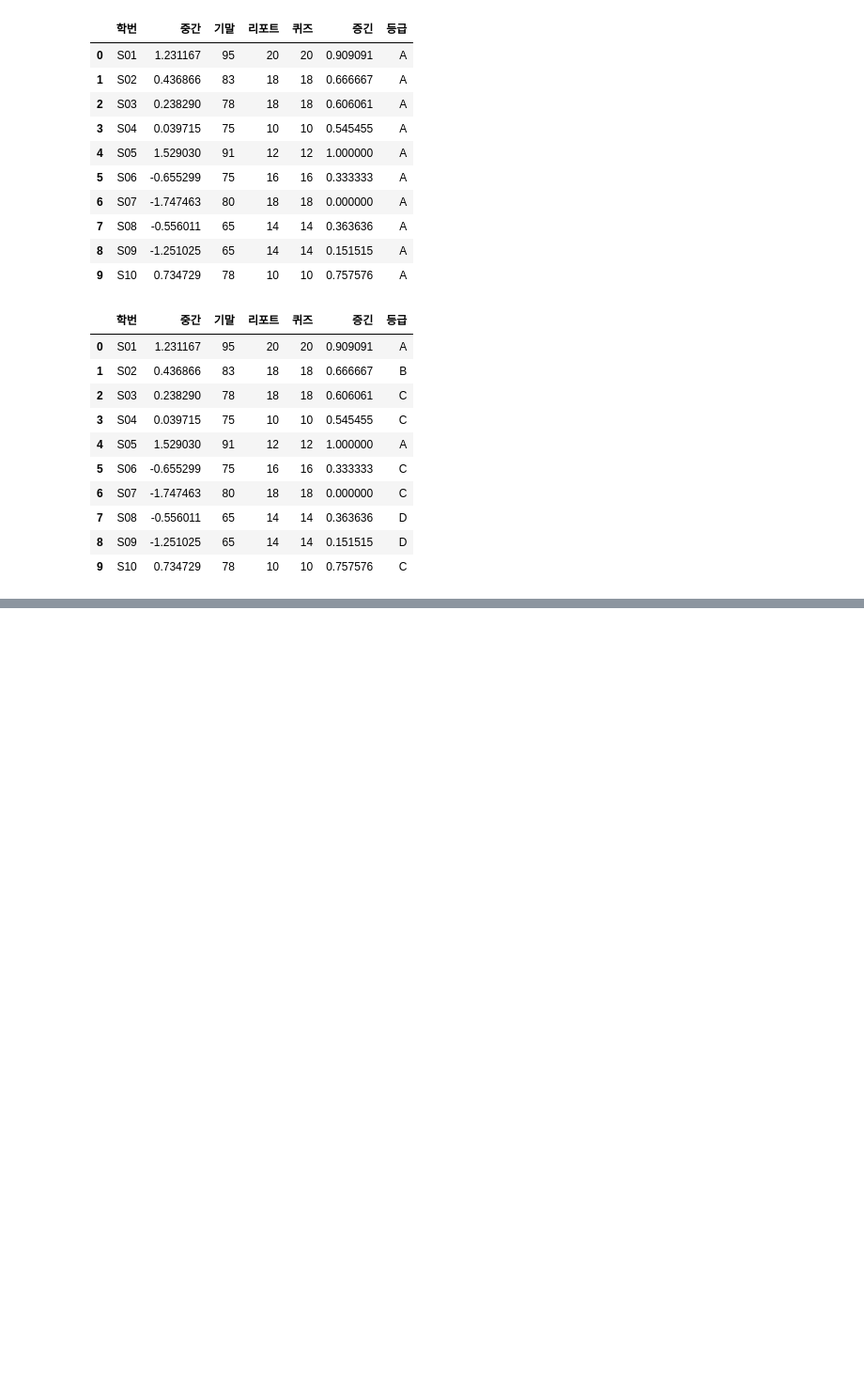
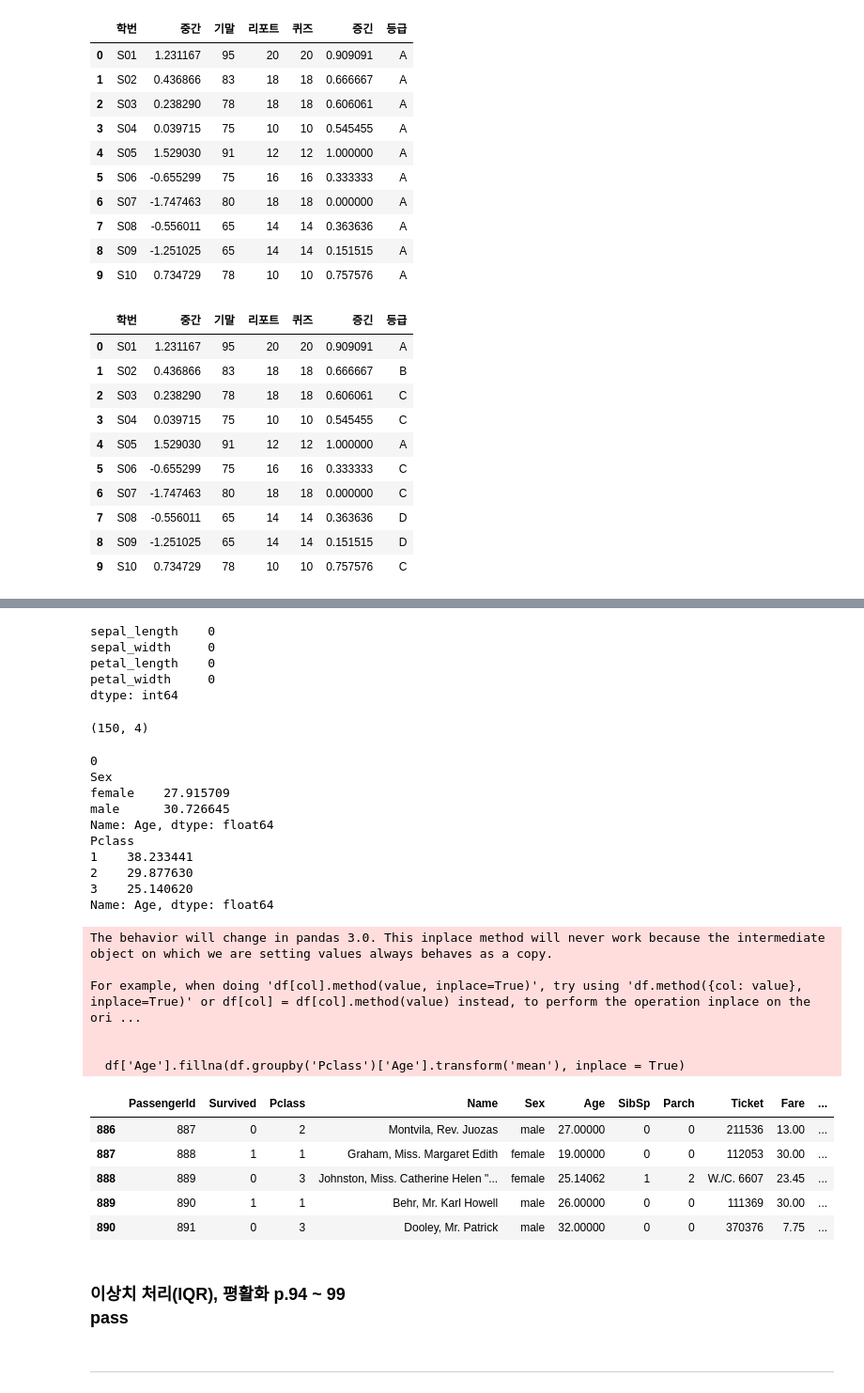
Before and after one commit to 1TAEKIM/EXAM, a Jupyter notebook: part_1/part1.ipynb, the cells around one changed output, grey strips where cells are left out. Shown at 94% size. Drawn from its saved outputs; the diff is of its cells as text; code cells hidden in the pictures; blank space fills up the shorter version.

```diff
--- a/part_1/part1.ipynb
+++ b/part_1/part1.ipynb
@@ -167,6 +167,9 @@ df1
 | 8 | S09 | -1.251025 | 65 | 14 | 14 | 0.151515 | D |
 | 9 | S10 | 0.734729 | 78 | 10 | 10 | 0.757576 | C |
 # %%
+import numpy as np
+import pandas as pd
+
 # PCA 차원 축소
 iris = pd.read_csv('https://raw.githubusercontent.com/YoungjinBD/dataset/main/iris.csv')
 
@@ -177,3 +180,8 @@ df_species = iris['species']
 df.head()
 
 # 변수간 스케일 차이가 나면 주성분에 영향을 많이 주기 때문에 주성분 분석 전에 변수를 표준화나 정규화 시킨다.
+from sklearn.preprocessing import StandardScaler
+
+scaler = StandardScaler()
+
+df['sepal_length'] = scaler.fit_transform(df[['sepal_length']])
@@ -186,0 +198,70 @@ df.head()
+# %%
+# 결측치 처리는 해당 행을 삭제하거나 통계값(평균, 최대, 최소, 최빈) 또는 근처값으로 대체
+# 칼럼별 결측치 확인
+print(df.isnull().sum())
+# %% [output]
+sepal_length    0
+sepal_width     0
+petal_length    0
+petal_width     0
+dtype: int64
+# %%
+# 결측치가 있는 모든 행 삭제
+df_1 = df.dropna(axis=0)
+df_1.shape
+# %% [output]
+(150, 4)
+# %%
+# 데이터프레임 결측치 전체
+print(df_1.isnull().sum().sum())
+
+# 결측치를 지정값으로 대체
+# df_mean = df['petal_length'].mean()
+# df['petal_length'].fillna(df_mean, inplace=True)
+
+# 최빈값으로 대체
+# from scipy.stats import mode
+# df_mode = df['petal_length'].mode()
+
+# df['petal_length'].fillna(df_mode[0], inplace = True)
+
+# 인접값으로 대체
+# df['petal_length'].fillna(method='ffill', inplace = True) # method=ffill은 결측값을 직전행 값으로 대체
+# method='bfill'은 결측값을 바로 다음행에 있는 값으로 대체
+
+# 그룹별 평균값으로 대체
+df = pd.read_csv("https://raw.githubusercontent.com/YoungjinBD/dataset/main/titanic.csv")
+
+print(df.groupby('Sex')['Age'].mean())
+print(df.groupby('Pclass')['Age'].mean())
+
+df['Age'].fillna(df.groupby('Pclass')['Age'].transform('mean'), inplace = True)
+
+df.tail()
+# %% [output]
+0
+Sex
+female    27.915709
+male      30.726645
+Name: Age, dtype: float64
+Pclass
+1    38.233441
+2    29.877630
+3    25.140620
+Name: Age, dtype: float64
+The behavior will change in pandas 3.0. This inplace method will never work because the intermediate object on which we are setting values always behaves as a copy.
+
+For example, when doing 'df[col].method(value, inplace=True)', try using 'df.method({col: value}, inplace=True)' or df[col] = df[col].method(value) instead, to perform the operation inplace on the ori ...
+
+
+  df['Age'].fillna(df.groupby('Pclass')['Age'].transform('mean'), inplace = True)
+|  | PassengerId | Survived | Pclass | Name | Sex | Age | SibSp | Parch | Ticket | Fare | ... |
+| 886 | 887 | 0 | 2 | Montvila, Rev. Juozas | male | 27.00000 | 0 | 0 | 211536 | 13.00 | ... |
+| 887 | 888 | 1 | 1 | Graham, Miss. Margaret Edith | female | 19.00000 | 0 | 0 | 112053 | 30.00 | ... |
+| 888 | 889 | 0 | 3 | Johnston, Miss. Catherine Helen "... | female | 25.14062 | 1 | 2 | W./C. 6607 | 23.45 | ... |
+| 889 | 890 | 1 | 1 | Behr, Mr. Karl Howell | male | 26.00000 | 0 | 0 | 111369 | 30.00 | ... |
+| 890 | 891 | 0 | 3 | Dooley, Mr. Patrick | male | 32.00000 | 0 | 0 | 370376 | 7.75 | ... |
+# %% [markdown]
+### 이상치 처리(IQR), 평활화 p.94 ~ 99 <br> pass
+# %% [markdown]
+---
```
Also changed, not shown: parts of 2 cells of this notebook.
